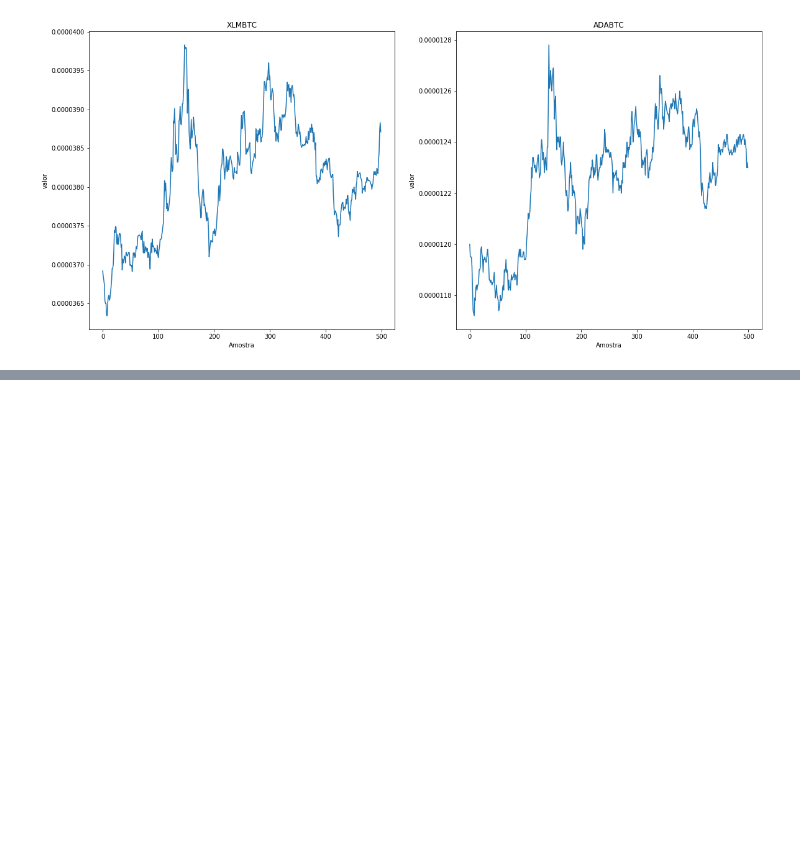
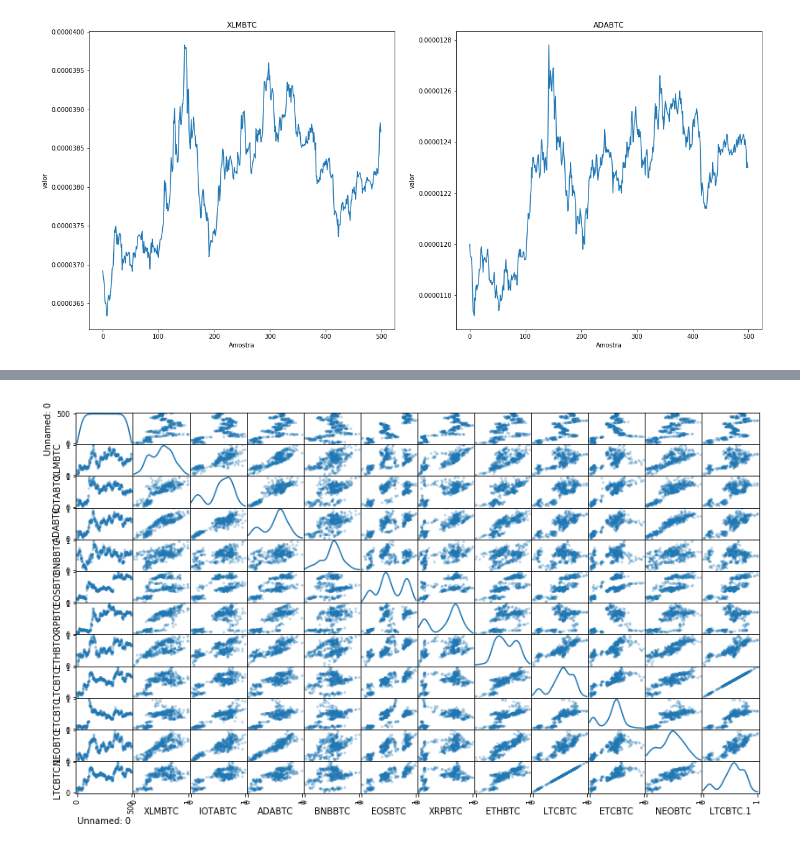
Before and after one commit to GabsGear/correlact_criptos, a Jupyter notebook: experimento 1 .ipynb, the cells around one changed output, grey strips where cells are left out. Drawn from its saved outputs; the diff is of its cells as text; code cells hidden in the pictures; blank space fills up the shorter version.

```diff
--- a/experimento 1 .ipynb
+++ b/experimento 1 .ipynb
@@ -189,0 +187,10 @@ plt.show()
+# %%
+col = df.columns
+col = col[1:len( df.columns)]
+for c in col:
+    df[col] = normalize(df[col])
+# %%
+% matplotlib inline
+pd.plotting.scatter_matrix(df, alpha = 0.3, figsize = (14,8), diagonal = 'kde');
+# %% [output]
+[figure, added]
```
Also changed, not shown: parts of 5 cells of this notebook.
